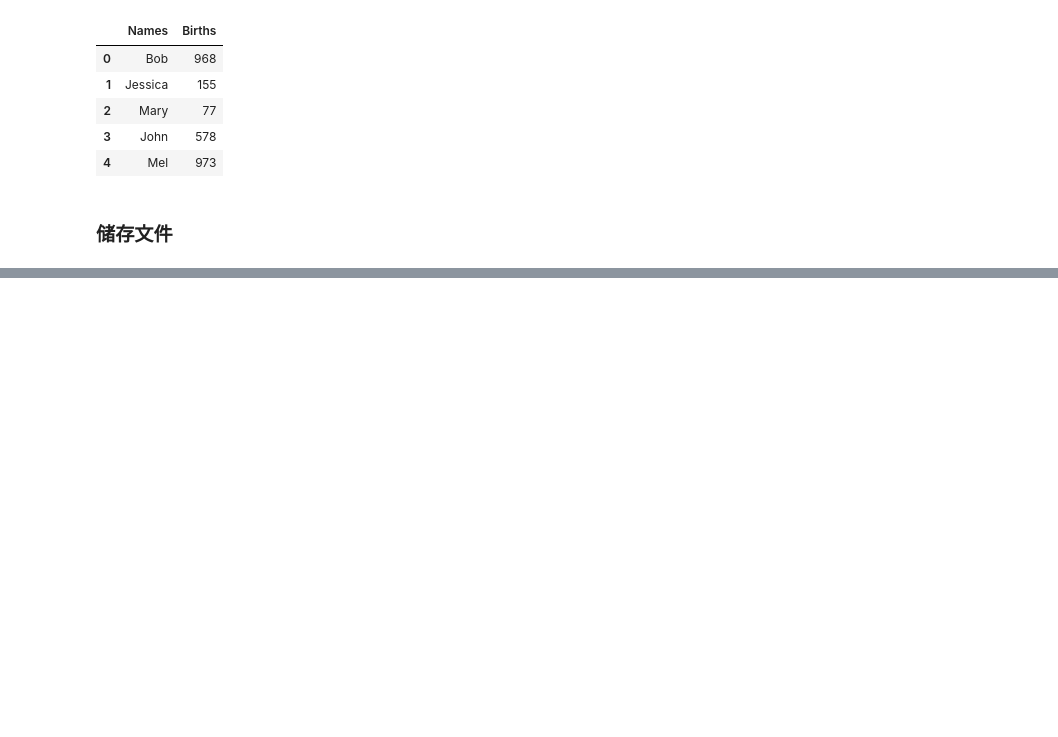
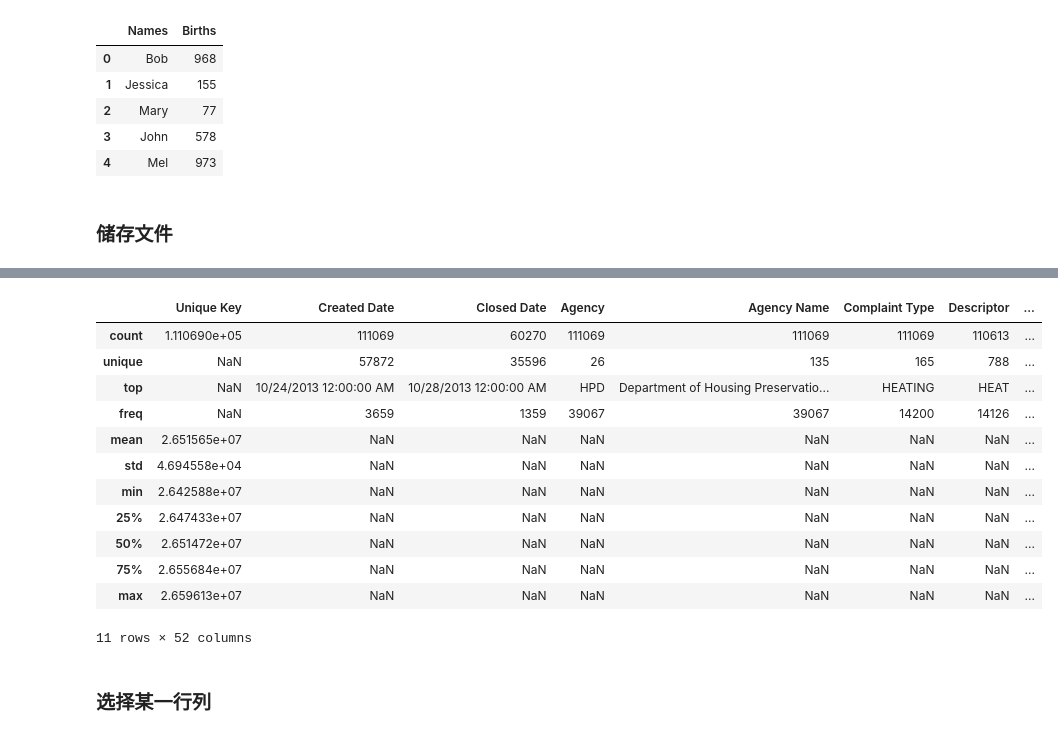
Before and after one commit to probe301/kaggle, a Jupyter notebook: Pandas Basic - 知乎专栏 Data Science with R and Python.ipynb, the cells around one changed output, grey strips where cells are left out. Saved outputs shown, nothing was run; the diff lists cells and outputs as text; code cells hidden in the pictures; blank space fills up the shorter version.

```diff
--- a/Pandas Basic - 知乎专栏 Data Science with R and Python.ipynb
+++ b/Pandas Basic - 知乎专栏 Data Science with R and Python.ipynb
@@ -108,0 +225,18 @@ df.to_csv('births1880.csv', index=False, header=False)
+# %%
+complaints.describe(include='all')
+# %% [output]
+|  | Unique Key | Created Date | Closed Date | Agency | Agency Name | Complaint Type | Descriptor | ... |
+| count | 1.110690e+05 | 111069 | 60270 | 111069 | 111069 | 111069 | 110613 | ... |
+| unique | NaN | 57872 | 35596 | 26 | 135 | 165 | 788 | ... |
+| top | NaN | 10/24/2013 12:00:00 AM | 10/28/2013 12:00:00 AM | HPD | Department of Housing Preservatio... | HEATING | HEAT | ... |
+| freq | NaN | 3659 | 1359 | 39067 | 39067 | 14200 | 14126 | ... |
+| mean | 2.651565e+07 | NaN | NaN | NaN | NaN | NaN | NaN | ... |
+| std | 4.694558e+04 | NaN | NaN | NaN | NaN | NaN | NaN | ... |
+| min | 2.642588e+07 | NaN | NaN | NaN | NaN | NaN | NaN | ... |
+| 25% | 2.647433e+07 | NaN | NaN | NaN | NaN | NaN | NaN | ... |
+| 50% | 2.651472e+07 | NaN | NaN | NaN | NaN | NaN | NaN | ... |
+| 75% | 2.655684e+07 | NaN | NaN | NaN | NaN | NaN | NaN | ... |
+| max | 2.659613e+07 | NaN | NaN | NaN | NaN | NaN | NaN | ... |
+11 rows × 52 columns
+# %% [markdown]
+### 选择某一行列
```
Also changed, not shown: parts of 33 cells of this notebook, 1 other file.
